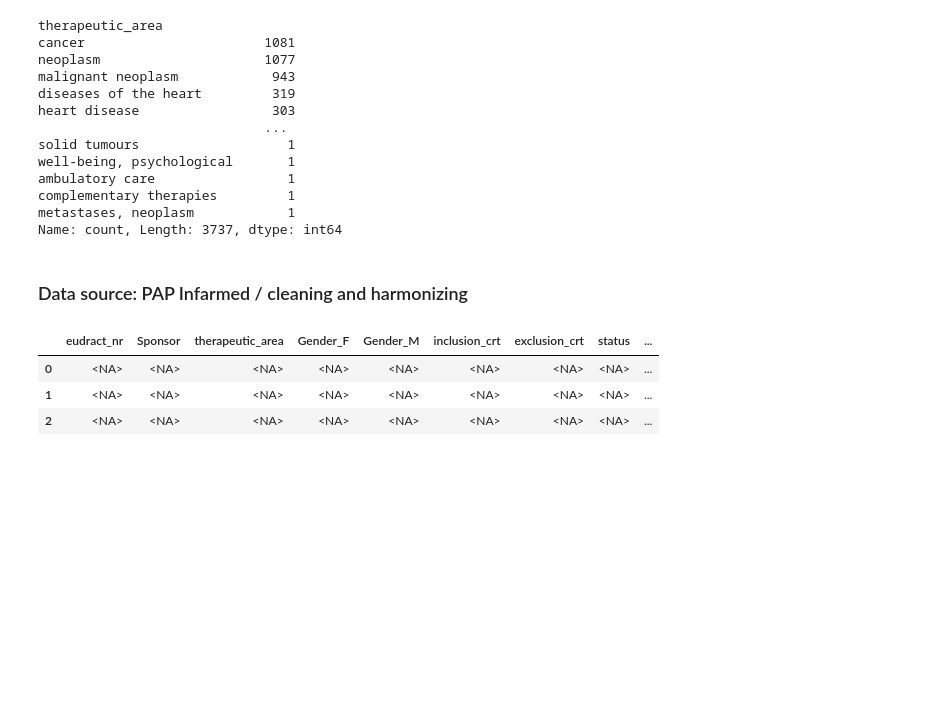
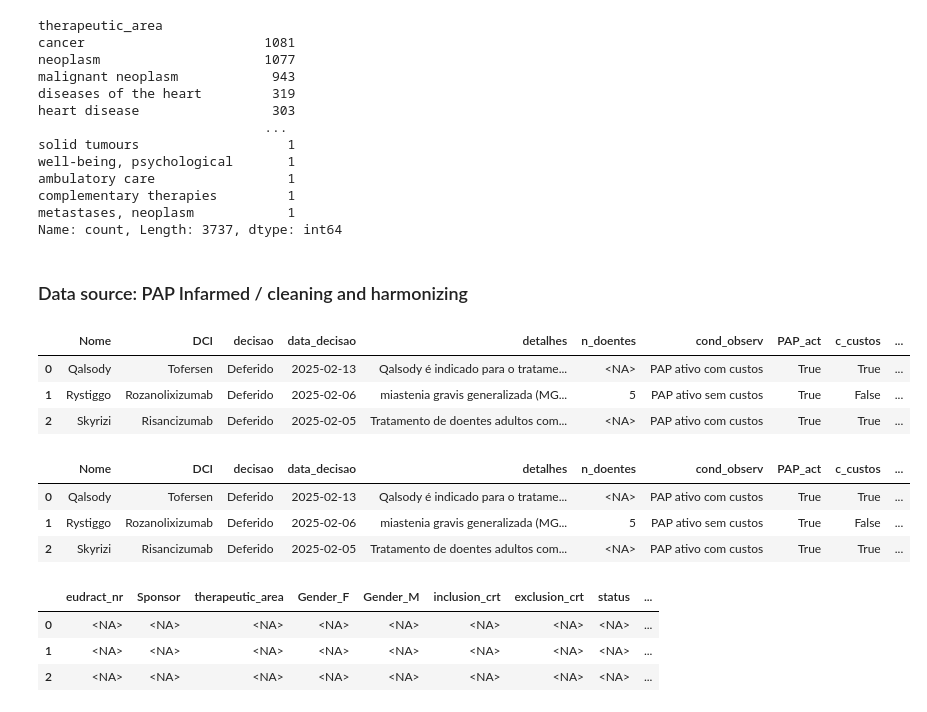
Before and after one commit to HenrikPereira/PToolCTEx, a Jupyter notebook: etl/eda.ipynb, the cells around one changed output. Saved outputs shown, nothing was run; the diff lists cells and outputs as text; code cells hidden in the pictures; blank space fills up the shorter version.

Commit message:
Add PAP Infarmed programs to extended analysis and visualizations on the tool.

```diff
--- a/etl/eda.ipynb
+++ b/etl/eda.ipynb
@@ -1123,3 +1123,40 @@ PAP_act:        PAP ativo
 c_custos:       Com ou Sem custos
 recurr_n_dtes:  Recorrência
 '''
+# %%
+# Copiar para não alterar o original
+pap_clean = pap.copy()
+# %%
+# Cleaning the dataset 'pap'
+
+## Dates
+pap_clean['data_decisao'] = pd.to_datetime(pap_clean['data_decisao'], format="%d/%m/%Y", errors='coerce')
+
+## Booleans
+pap_clean['PAP_act'] = pap_clean['PAP_act'].astype(bool)
+pap_clean['c_custos'] = pap_clean['c_custos'].map({'True': True, 'False': False, True: True, False: False})
+
+## Numerics
+pap_clean['n_doentes'] = pd.to_numeric(pap_clean['n_doentes'], errors='coerce')
+pap_clean['recurr_n_dtes'] = pd.to_numeric(pap_clean['recurr_n_dtes'], errors='coerce')
+
+## Normalization
+pap_clean['DCI_normalized'] = pap_clean['DCI'].str.lower().str.strip()
+
+pap_clean.head(3)
+# %% [output]
+|  | Nome | DCI | decisao | data_decisao | detalhes | n_doentes | cond_observ | PAP_act | c_custos | ... |
+| 0 | Qalsody | Tofersen | Deferido | 2025-02-13 | Qalsody é indicado para o tratame... | <NA> | PAP ativo com custos | True | True | ... |
+| 1 | Rystiggo | Rozanolixizumab | Deferido | 2025-02-06 | miastenia gravis generalizada (MG... | 5 | PAP ativo sem custos | True | False | ... |
+| 2 | Skyrizi | Risancizumab | Deferido | 2025-02-05 | Tratamento de doentes adultos com... | <NA> | PAP ativo com custos | True | True | ... |
+# %%
+# Additional fields for analysis
+
+## Program decisions per year
+pap_clean['ano_decisao'] = pap_clean['data_decisao'].dt.year
+pap_clean.head(3)
+# %% [output]
+|  | Nome | DCI | decisao | data_decisao | detalhes | n_doentes | cond_observ | PAP_act | c_custos | ... |
+| 0 | Qalsody | Tofersen | Deferido | 2025-02-13 | Qalsody é indicado para o tratame... | <NA> | PAP ativo com custos | True | True | ... |
+| 1 | Rystiggo | Rozanolixizumab | Deferido | 2025-02-06 | miastenia gravis generalizada (MG... | 5 | PAP ativo sem custos | True | False | ... |
+| 2 | Skyrizi | Risancizumab | Deferido | 2025-02-05 | Tratamento de doentes adultos com... | <NA> | PAP ativo com custos | True | True | ... |
```
Also changed, not shown: parts of 3 cells of this notebook, 2 other files.
